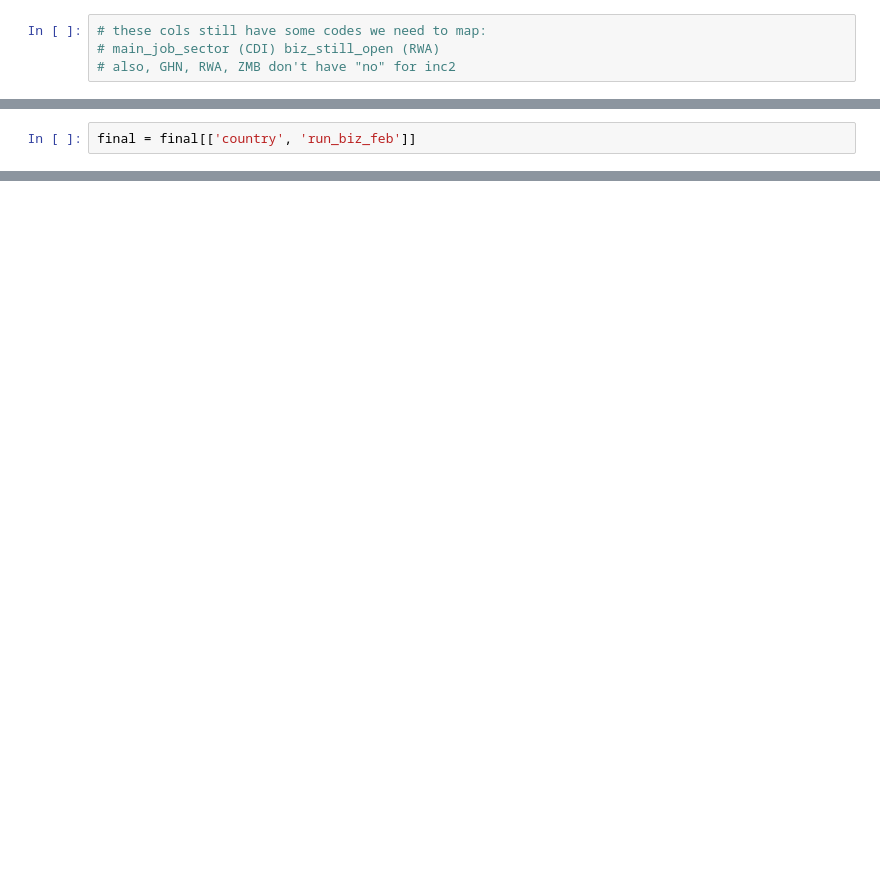
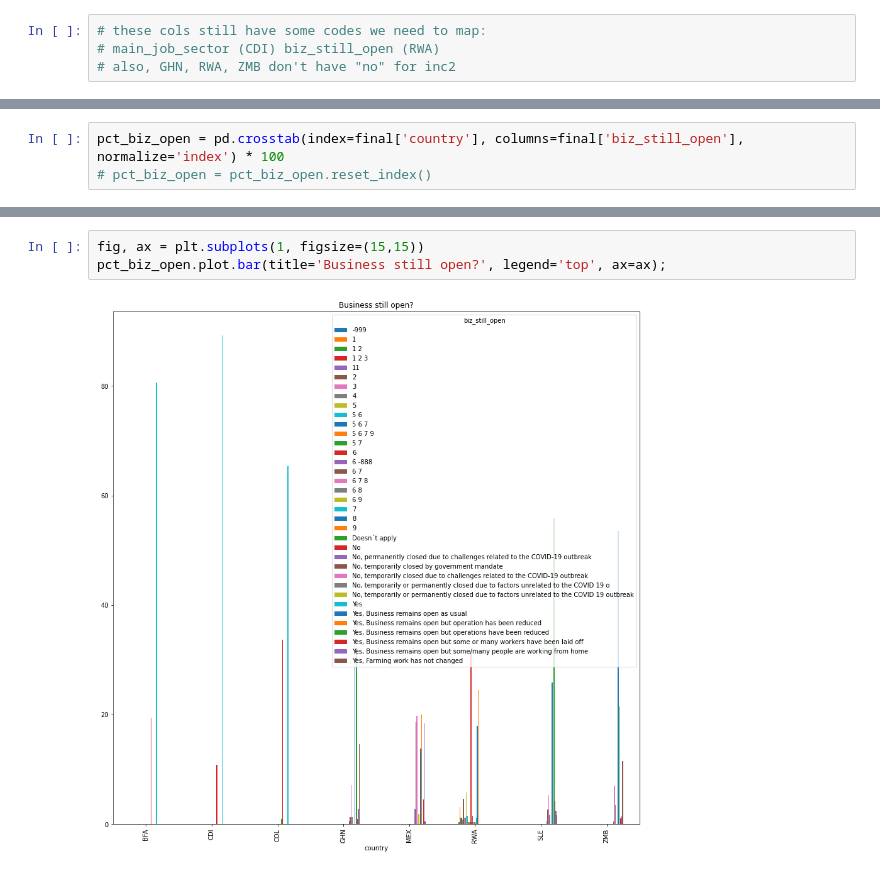
Before and after one commit to paultanger/COVID_SMEs, a Jupyter notebook: RECOVR_EDA.ipynb, the cells around one changed output, grey strips where cells are left out. Drawn from its saved outputs; the diff is of its cells as text; blank space fills up the shorter version.

```diff
--- a/RECOVR_EDA.ipynb
+++ b/RECOVR_EDA.ipynb
@@ -313,2 +348,0 @@ grouped = final.groupby('country').agg(run_biz_feb = ('run_biz_feb', 'count'))
-# %%
-final = final[['country', 'run_biz_feb']]
@@ -336,0 +549,3 @@ DataError: No numeric types to aggregate
+# %%
+pct_biz_open = pd.crosstab(index=final['country'], columns=final['biz_still_open'], normalize='index') * 100
+# pct_biz_open = pct_biz_open.reset_index()
@@ -336,0 +567,5 @@ DataError: No numeric types to aggregate
+# %%
+fig, ax = plt.subplots(1, figsize=(15,15))
+pct_biz_open.plot.bar(title='Business still open?', legend='top', ax=ax);
+# %% [output]
+[figure, added]
```
Also changed, not shown: parts of 28 cells of this notebook, 1 other file.
